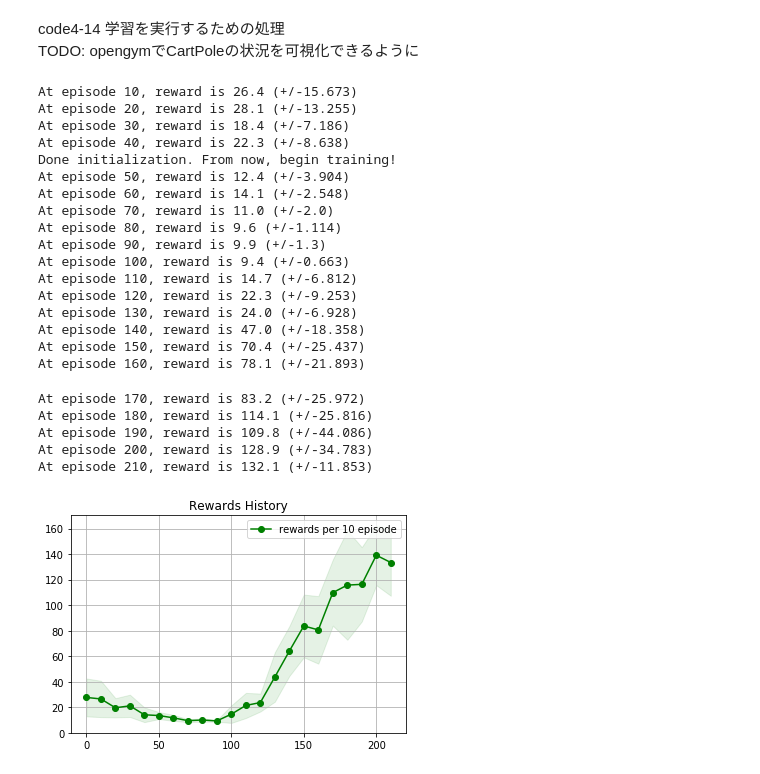
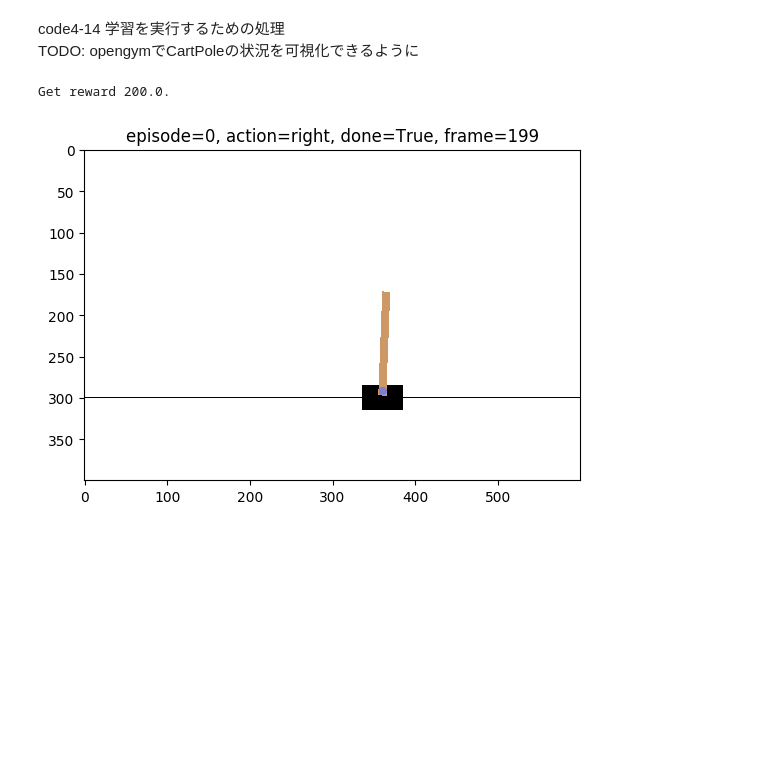
Before and after one commit to kenta608/baby-steps-of-rl, a Jupyter notebook: notebooks/day4-2_CartPole.ipynb, the cells around one changed output. Saved outputs shown, nothing was run; the diff lists cells and outputs as text; code cells hidden in the pictures; blank space fills up the shorter version.

```diff
--- a/notebooks/day4-2_CartPole.ipynb
+++ b/notebooks/day4-2_CartPole.ipynb
@@ -128,14 +138,17 @@ class Trainer():
     def train_loop(self, env, agent, episode=200, initial_count=-1,
                    render=False, observe_interval=0):
         """メインの学習ループ
-        * 1エピソード(?)(CartPoleの場合はおそらく棒が倒れるまで?)終わるまで行動させる
-          * この行動の最中、buffer_size分経験が蓄積されたら学習を行う
+        * 1エピソード(CartPoleの場合は棒が倒れるまで?)終わるまで行動させる
+          * この行動の最中、buffer_size分経験が蓄積されたら学習開始しても良いというフラグを立てる
+        * 基本的にはbuffer_size分溜まったことを教えるのみで、学習開始のタイミングは変えられるようになっている
+          * 実際にモデルがパラメータの更新を行うのはstepだったりepisode_endのところで行われる
+        *
         """
         self.experiences = deque(maxlen=self.buffer_size)
         self.training = False
         self.training_count = 0
         self.reward_log = []
-        frames = []
+        frames = [] # logger蓄積用
 
         for i in range(episode):
             s = env.reset()
@@ -432,6 +484,13 @@ class CartPoleObserver(Observer):
 
     def transform(self, state):
         return np.array(state).reshape((1, -1))
+
+    # jupyter labで描画させるためにoverlap
+    def render(self):
+        # self._env.render(mode="rgb_array")
+        plt.imshow(self._env.render(mode="rgb_array"))
+        display.display(plt.gcf())
+        display.clear_output(wait=True)
 # %% [markdown]
 code4-13 価値関数の学習を行うtrainerを定義する
 # %%
@@ -452,6 +511,7 @@ class ValueFunctionTrainer(Trainer):
             agent.update(batch, self.gamma)
 
     def episode_end(self, episode, step_count, agent):
+        """ここでは基本的にロガーで書き込む処理のみ"""
         rewards = [e.r for e in self.get_recent(step_count)] # step_count個の経験に対する価値
         self.reward_log.append(sum(rewards))
 
@@ -467,7 +527,7 @@ import gym
 
 def main(play):
     env = CartPoleObserver(gym.make("CartPole-v0"))
-    trainer = ValueFunctionTrainer()
+    trainer = ValueFunctionTrainer(log_dir="../FN/logs/")
     path = trainer.logger.path_of("value_function_agent.pkl")
 
     if play:
@@ -479,36 +539,14 @@ def main(play):
 
         trained.save(path)
 # %%
-import argparse
-from IPython import display
+# import argparse
+# from IPython import display
 
 parser = argparse.ArgumentParser(description="VF Agent")
 parser.add_argument("--play", action="store_true", help="play with trained model")
 
-args = parser.parse_args(args=[])
-# args.play = True できない
+args = parser.parse_args(args=["--play"])
 main(args.play)
 # %% [output]
-At episode 10, reward is 26.4 (+/-15.673)
-At episode 20, reward is 28.1 (+/-13.255)
-At episode 30, reward is 18.4 (+/-7.186)
-At episode 40, reward is 22.3 (+/-8.638)
-Done initialization. From now, begin training!
-At episode 50, reward is 12.4 (+/-3.904)
-At episode 60, reward is 14.1 (+/-2.548)
-At episode 70, reward is 11.0 (+/-2.0)
-At episode 80, reward is 9.6 (+/-1.114)
-At episode 90, reward is 9.9 (+/-1.3)
-At episode 100, reward is 9.4 (+/-0.663)
-At episode 110, reward is 14.7 (+/-6.812)
-At episode 120, reward is 22.3 (+/-9.253)
-At episode 130, reward is 24.0 (+/-6.928)
-At episode 140, reward is 47.0 (+/-18.358)
-At episode 150, reward is 70.4 (+/-25.437)
-At episode 160, reward is 78.1 (+/-21.893)
+Get reward 200.0.
-At episode 170, reward is 83.2 (+/-25.972)
-At episode 180, reward is 114.1 (+/-25.816)
-At episode 190, reward is 109.8 (+/-44.086)
-At episode 200, reward is 128.9 (+/-34.783)
-At episode 210, reward is 132.1 (+/-11.853)
-[figure, old version]
+[figure, new version]
```
Also changed, not shown: parts of 8 cells of this notebook.
